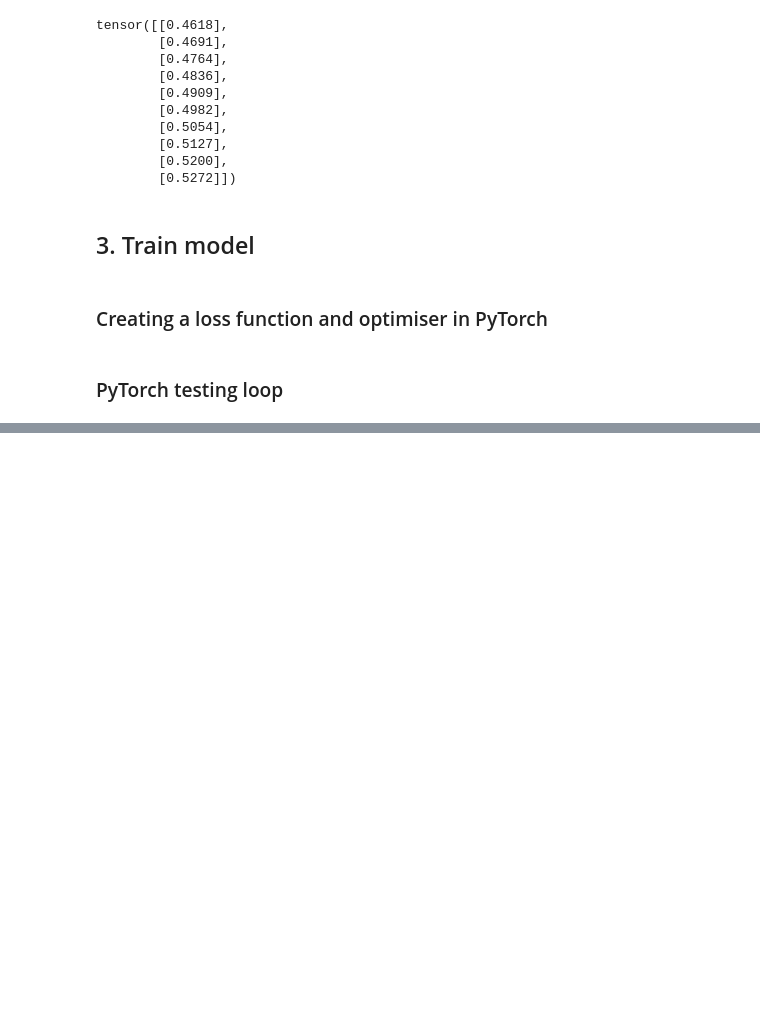
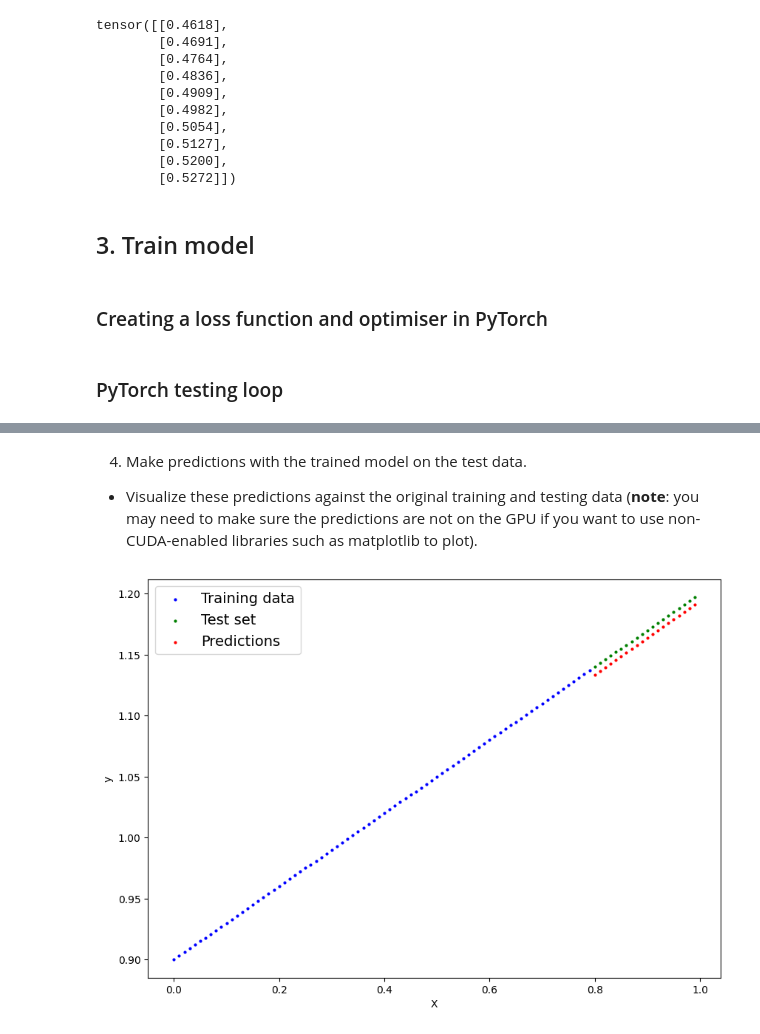
Before and after one commit to eac83/PyTorch_Practice, a Jupyter notebook: 01_PyTorch_Workflow.ipynb, the cells around one changed output, grey strips where cells are left out. Drawn from its saved outputs; the diff is of its cells as text; code cells hidden in the pictures; blank space fills up the shorter version.

```diff
--- a/01_PyTorch_Workflow.ipynb
+++ b/01_PyTorch_Workflow.ipynb
@@ -285,0 +375,4 @@ weights: 0.7, bias: 0.3
+# %%
+# Setup device agnostic code
+device = 'cuda' if torch.cuda.is_available() else 'cpu'
+print(f'Using device: {device}')
@@ -285,0 +720,14 @@ weights: 0.7, bias: 0.3
+# %%
+# Subclass nn.Module
+class LinearRegressionModelEx(nn.Module):
+    def __init__(self):
+        super().__init__()
+        self.linear_layer = nn.Linear(in_features=1,
+                                      out_features=1)
+
+    def forward(self, x: torch.Tensor) -> torch.Tensor:
+        return self.linear_layer(x)
+
+torch.manual_seed(42)
+model_ex = LinearRegressionModelEx().to(device) # Device agnostic!
+model_ex, model_ex.state_dict()
@@ -285,0 +812,15 @@ weights: 0.7, bias: 0.3
+# %% [markdown]
+4. Make predictions with the trained model on the test data.
+* Visualize these predictions against the original training and testing data (**note**: you may need to make sure the predictions are not on the GPU if you want to use non-CUDA-enabled libraries such as matplotlib to plot).
+# %%
+# Turn model into evaluation mode
+model_ex.eval()
+
+# Make predictions on the test data
+with torch.inference_mode():
+    y_pred_ex = model_ex(X_test)
+
+# Put data on the CPU and plot it
+plot_predictions_ex(predictions=y_pred_ex.cpu())
+# %% [output]
+[figure, added]
```
Also changed, not shown: parts of 45 cells of this notebook, 1 other file.
